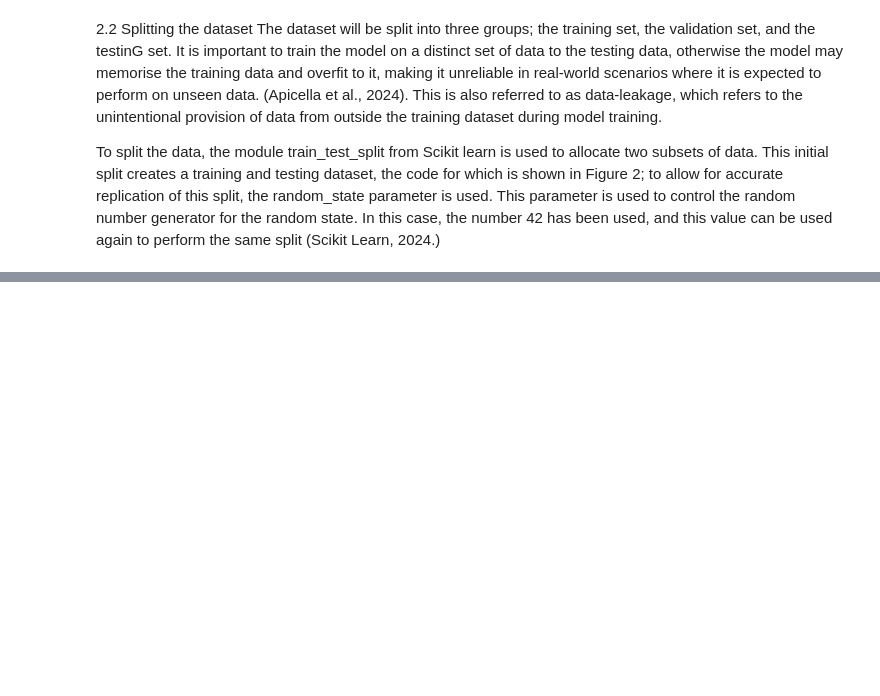
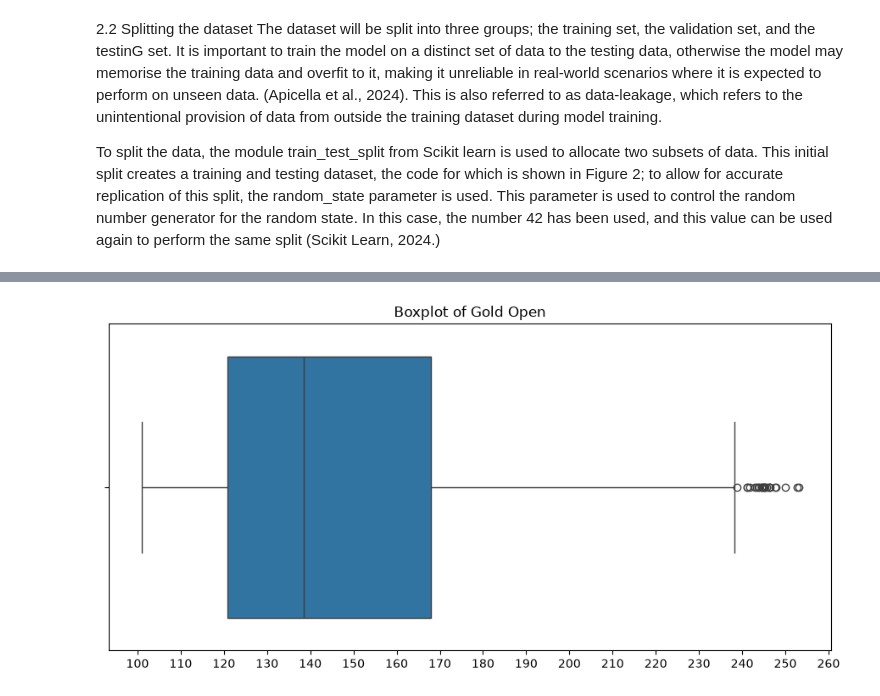
Before and after one commit to ayoajimuda/machine-learning, a Jupyter notebook: notebooks/gold_price.ipynb, the cells around one changed output, grey strips where cells are left out. Drawn from its saved outputs; the diff is of its cells as text; code cells hidden in the pictures; blank space fills up the shorter version.

```diff
--- a/notebooks/gold_price.ipynb
+++ b/notebooks/gold_price.ipynb
@@ -110,0 +195,17 @@ price.head
+# %%
+
+# Boxplot: median, spread and outliers
+plt.figure(figsize=(11, 5))
+
+sns.boxplot(x = price["gold open"])
+plt.title("Boxplot of Gold Open")
+plt.xlabel("")
+
+min_gold_open = np.floor(price["gold open"].min() / 10) * 10
+max_gold_open = np.ceil(price["gold open"].max() / 10) * 10
+
+plt.xticks(np.arange(min_gold_open, max_gold_open + 1, 10))
+
+plt.show()
+# %% [output]
+[figure, added]
```
Also changed, not shown: parts of 14 cells of this notebook, 2 other files.
